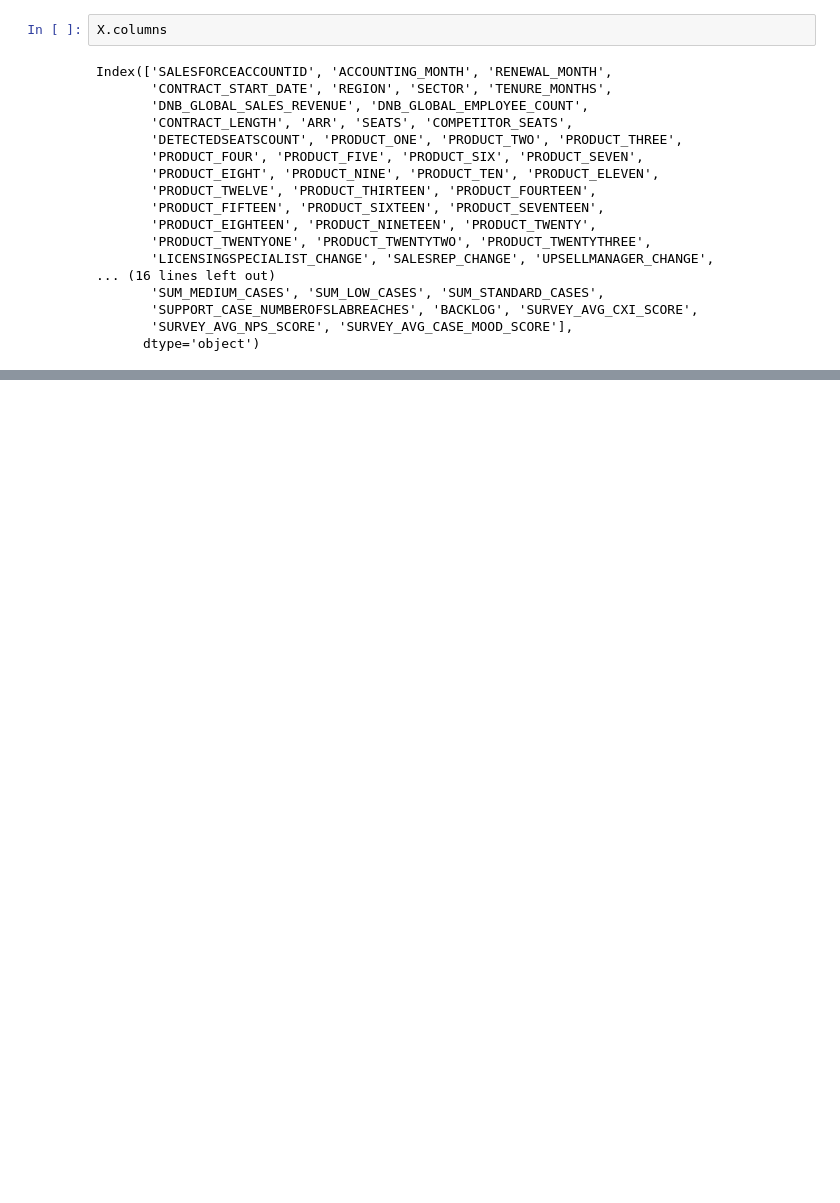
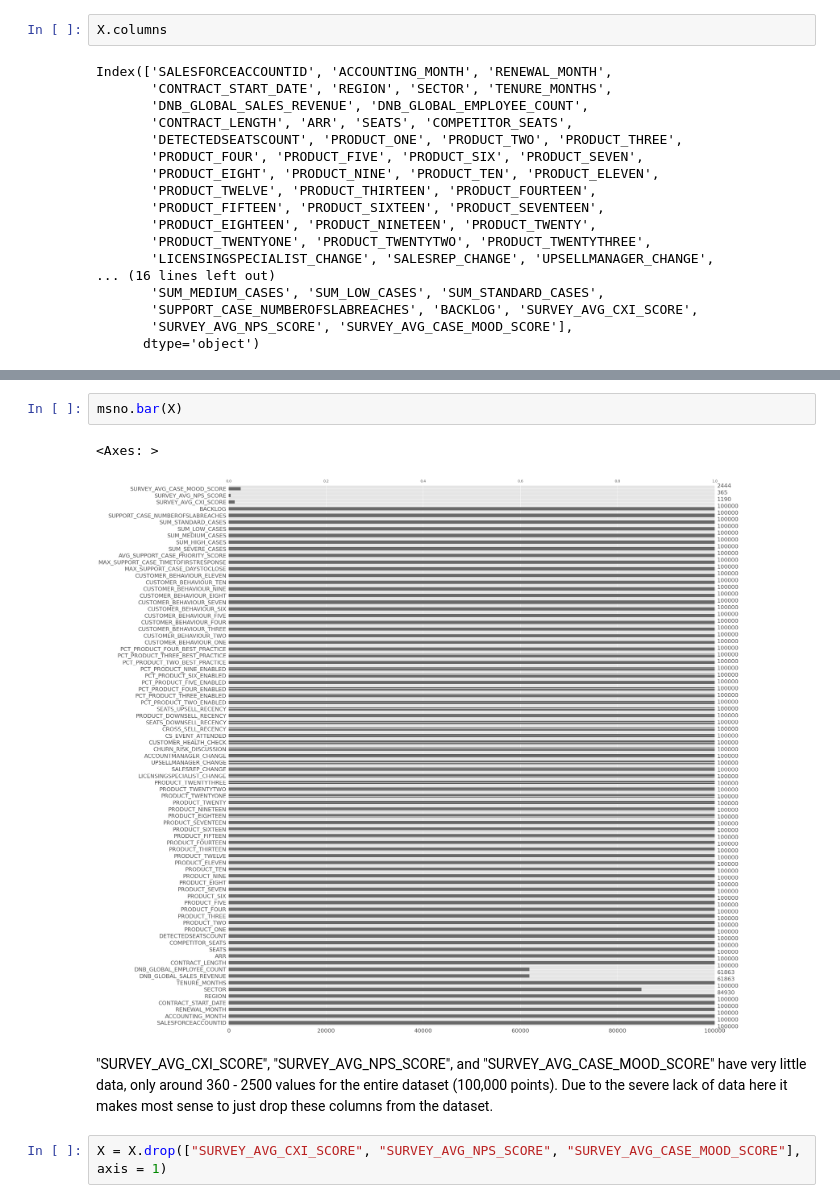
Before and after one commit to jmoro0408/Customer_Churn, a Jupyter notebook: notebooks/2_cleaning.ipynb, the cells around one changed output, grey strips where cells are left out. Drawn from its saved outputs; the diff is of its cells as text; blank space fills up the shorter version.

Commit message:
finish handling missing data

```diff
--- a/notebooks/2_cleaning.ipynb
+++ b/notebooks/2_cleaning.ipynb
@@ -76,0 +96,9 @@ Index(['SALESFORCEACCOUNTID', 'ACCOUNTING_MONTH', 'RENEWAL_MONTH',
+# %%
+msno.bar(X)
+# %% [output]
+<Axes: >
+[figure, added]
+# %% [markdown]
+"SURVEY_AVG_CXI_SCORE", "SURVEY_AVG_NPS_SCORE", and "SURVEY_AVG_CASE_MOOD_SCORE" have very little data, only around 360 - 2500 values for the entire dataset (100,000 points). Due to the severe lack of data here it makes most sense to just drop these columns from the dataset.
+# %%
+X = X.drop(["SURVEY_AVG_CXI_SCORE", "SURVEY_AVG_NPS_SCORE", "SURVEY_AVG_CASE_MOOD_SCORE"], axis = 1)
```
Also changed, not shown: parts of 19 cells of this notebook.
